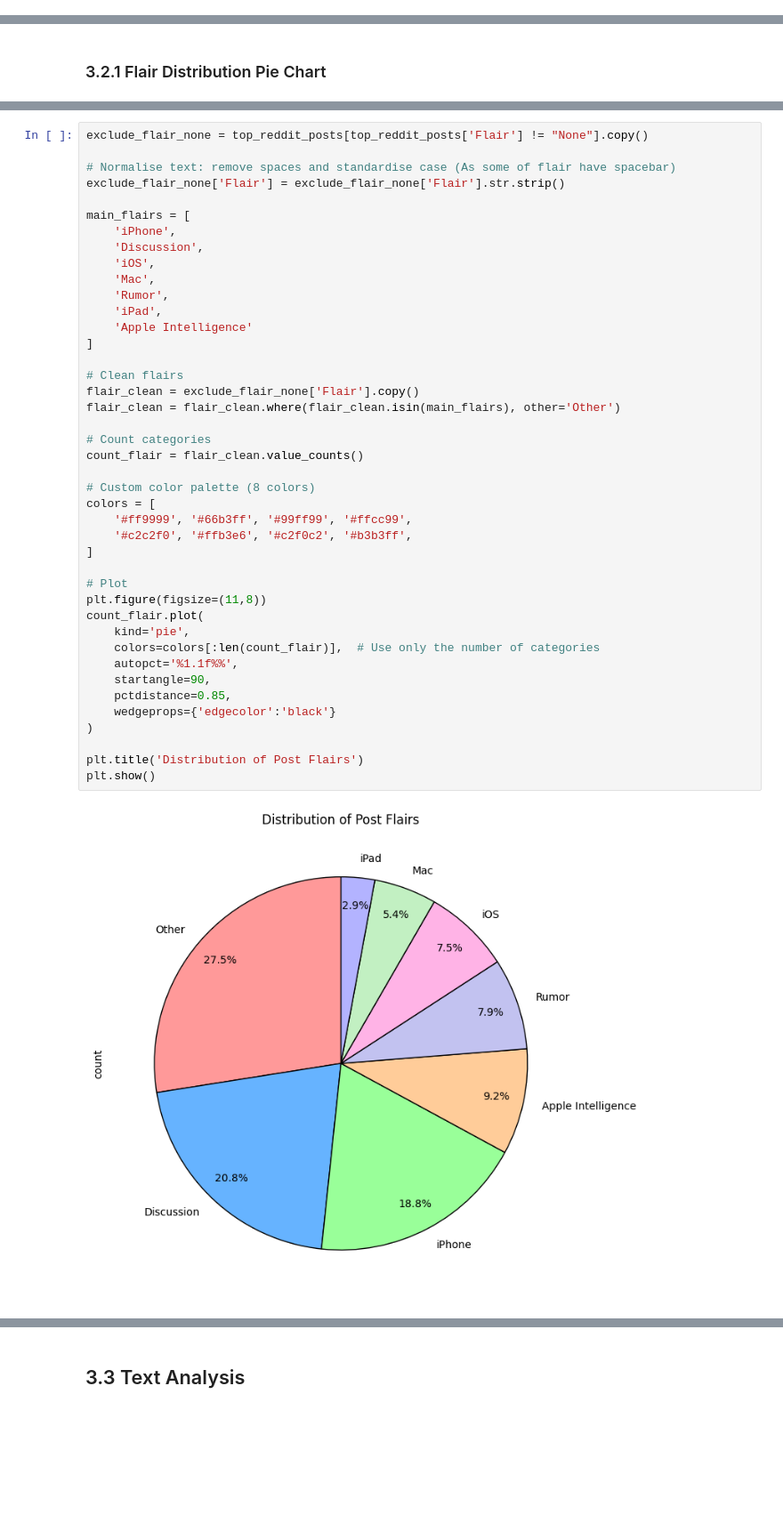
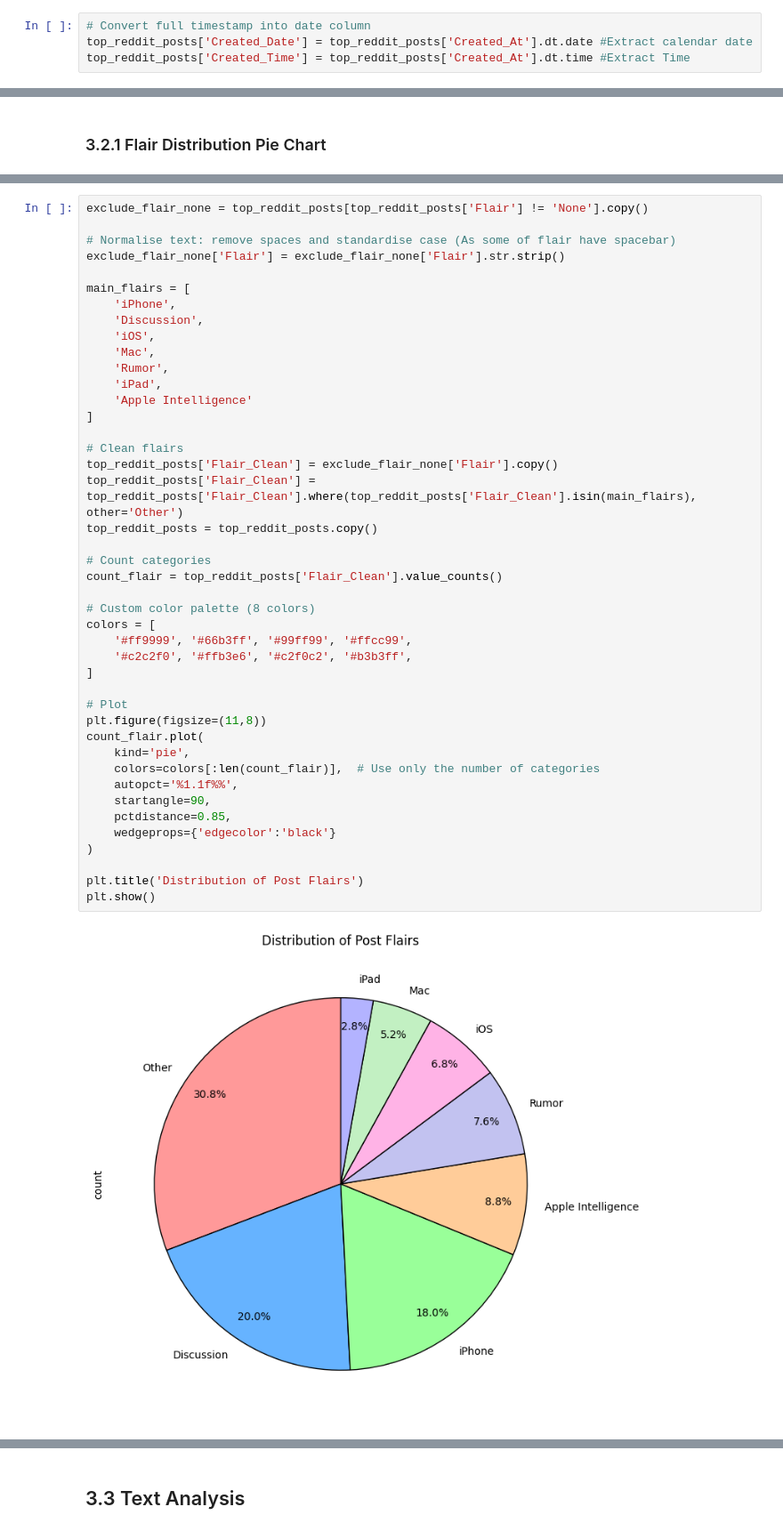
Before and after one commit to Ayumii-ww/fq25819_SEMTM0040, a Jupyter notebook: fq25819Part2.ipynb, the cells around one changed output, grey strips where cells are left out. Shown at 89% size. Saved outputs shown, nothing was run; the diff lists cells and outputs as text; blank space fills up the shorter version.

```diff
--- a/fq25819Part2.ipynb
+++ b/fq25819Part2.ipynb
@@ -253,0 +240,4 @@ top_reddit_posts
+# %%
+# Convert full timestamp into date column
+top_reddit_posts['Created_Date'] = top_reddit_posts['Created_At'].dt.date #Extract calendar date
+top_reddit_posts['Created_Time'] = top_reddit_posts['Created_At'].dt.time #Extract Time
@@ -432,5 +457,5 @@ top_reddit_posts.groupby('Flair').count()
 # %%
-exclude_flair_none = top_reddit_posts[top_reddit_posts['Flair'] != "None"].copy()
+exclude_flair_none = top_reddit_posts[top_reddit_posts['Flair'] != 'None'].copy()
 
 # Normalise text: remove spaces and standardise case (As some of flair have spacebar)
 exclude_flair_none['Flair'] = exclude_flair_none['Flair'].str.strip()
@@ -442,34 +467,35 @@ main_flairs = [
     'Mac',
     'Rumor',
     'iPad',
     'Apple Intelligence'
 ]
 
 # Clean flairs
-flair_clean = exclude_flair_none['Flair'].copy()
-flair_clean = flair_clean.where(flair_clean.isin(main_flairs), other='Other')
+top_reddit_posts['Flair_Clean'] = exclude_flair_none['Flair'].copy()
+top_reddit_posts['Flair_Clean'] = top_reddit_posts['Flair_Clean'].where(top_reddit_posts['Flair_Clean'].isin(main_flairs), other='Other')
+top_reddit_posts = top_reddit_posts.copy()
 
 # Count categories
-count_flair = flair_clean.value_counts()
+count_flair = top_reddit_posts['Flair_Clean'].value_counts()
 
 # Custom color palette (8 colors)
 colors = [
     '#ff9999', '#66b3ff', '#99ff99', '#ffcc99',
     '#c2c2f0', '#ffb3e6', '#c2f0c2', '#b3b3ff',
 ]
 
 # Plot
 plt.figure(figsize=(11,8))
 count_flair.plot(
     kind='pie',
     colors=colors[:len(count_flair)],  # Use only the number of categories
     autopct='%1.1f%%',
     startangle=90,
     pctdistance=0.85,
     wedgeprops={'edgecolor':'black'}
 )
 
 plt.title('Distribution of Post Flairs')
 plt.show()
 # %% [output]
-[figure, old version]
+[figure, new version]
```
Also changed, not shown: parts of 54 cells of this notebook, 1 other file.
